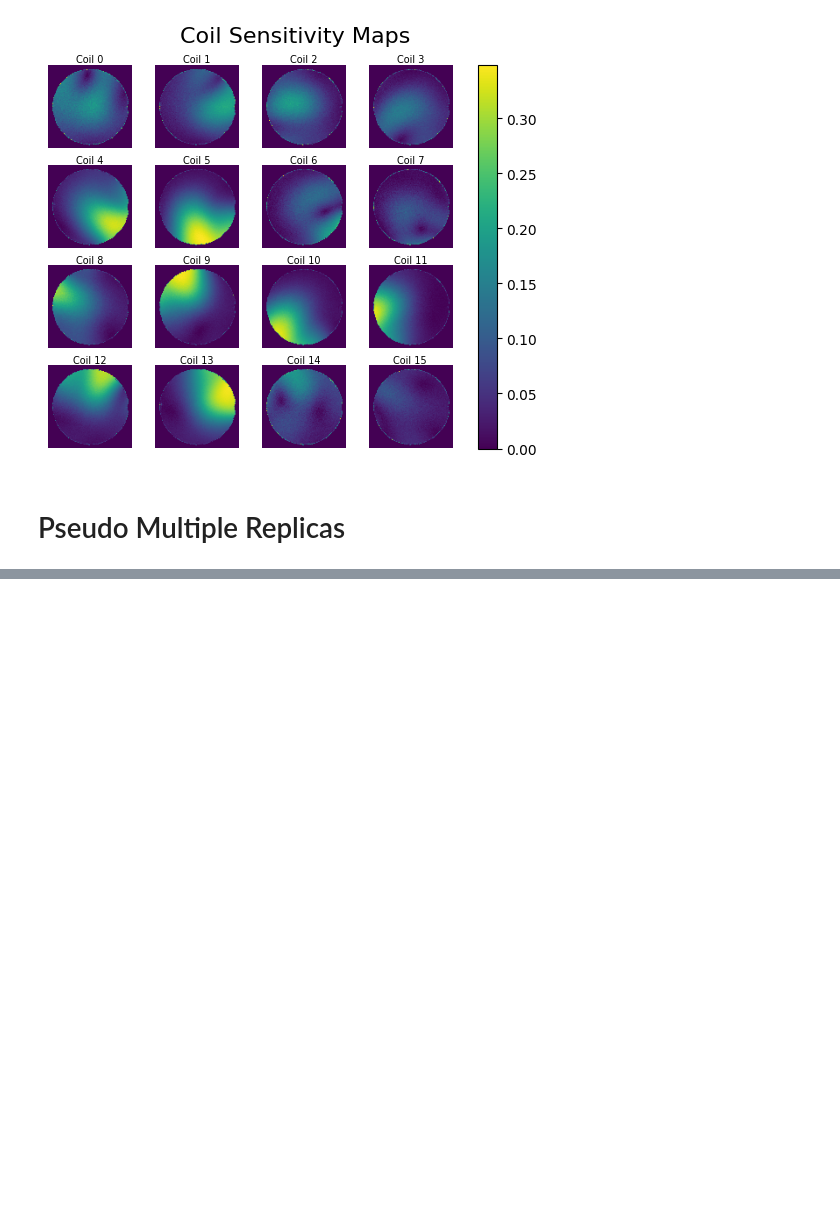
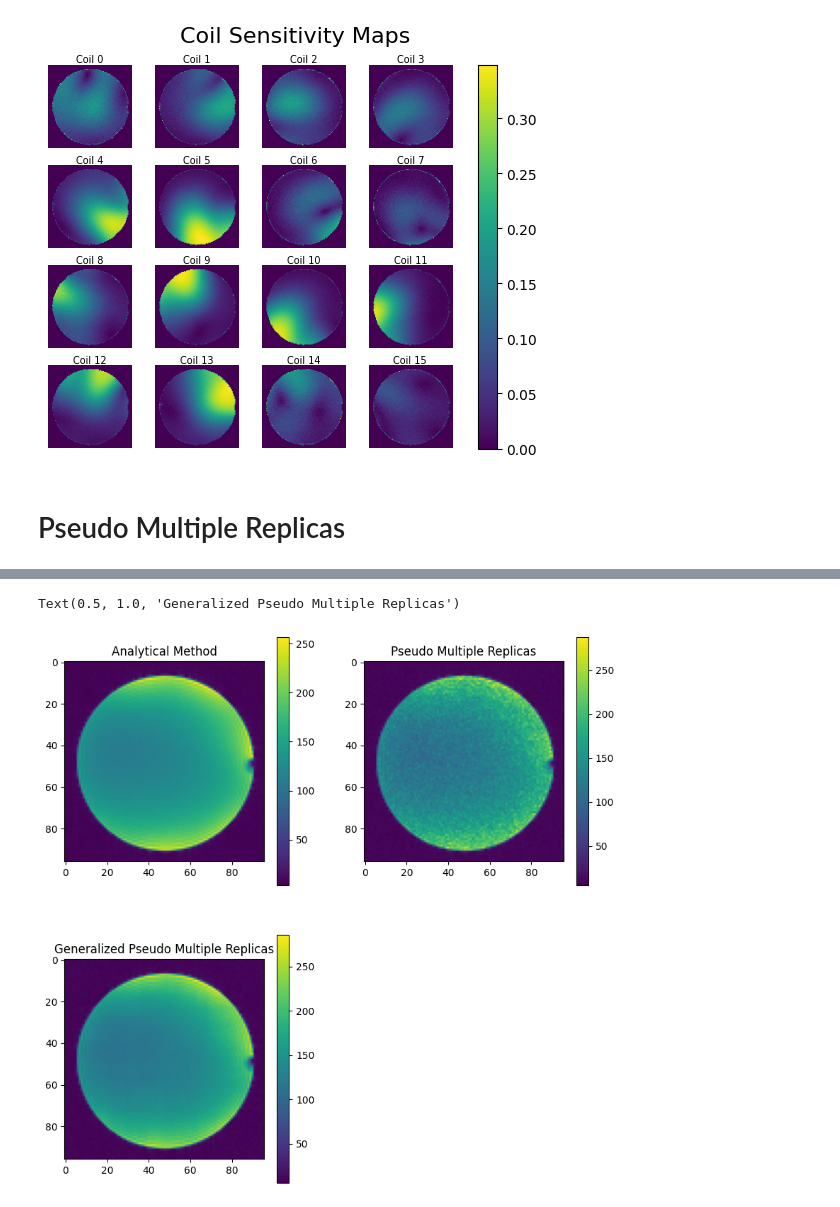
Before and after one commit to cloudmrhub/mroptimum-tools, a Jupyter notebook: mroptimum_tools.ipynb, the cells around one changed output, grey strips where cells are left out. Cells and saved outputs as stored; diff of their text form; code cells hidden in the pictures; blank space fills up the shorter version.

```diff
--- a/mroptimum_tools.ipynb
+++ b/mroptimum_tools.ipynb
@@ -167,0 +192,18 @@ cmOutput created but Deprecated, use cmaws.cmrOutput instead
+# %%
+
+plt.figure(figsize=(10,10))
+plt.subplot(221)
+plt.imshow(np.abs(AM))
+plt.title('Analytical Method')
+plt.colorbar()
+plt.subplot(222)
+plt.imshow(np.abs(PMR))
+plt.title('Pseudo Multiple Replicas')
+plt.colorbar()
+plt.subplot(223)
+plt.imshow(np.abs(GMPR))
+plt.colorbar()
+plt.title('Generalized Pseudo Multiple Replicas')
+# %% [output]
+Text(0.5, 1.0, 'Generalized Pseudo Multiple Replicas')
+[figure, added]
```
Also changed, not shown: parts of 3 cells of this notebook.
